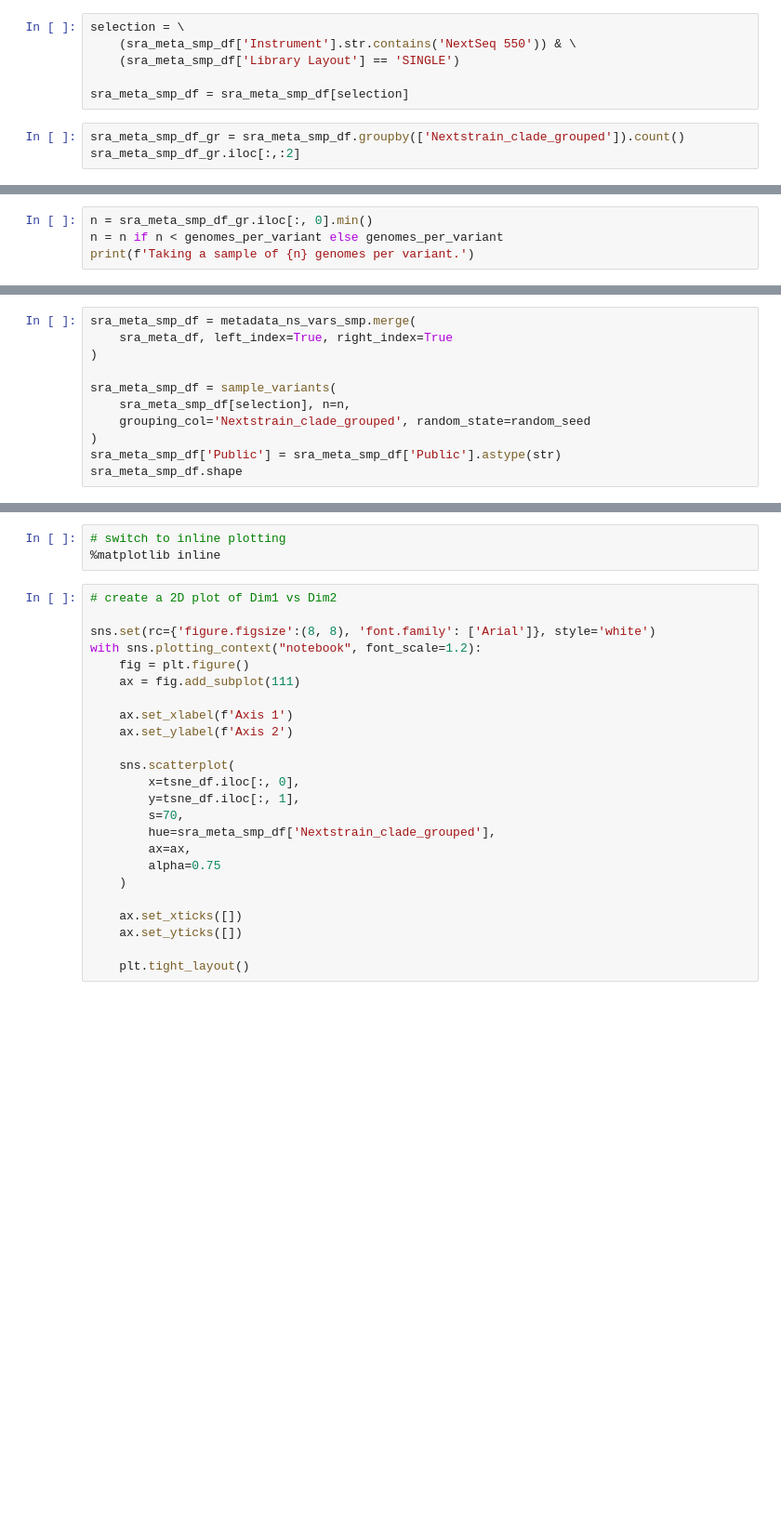
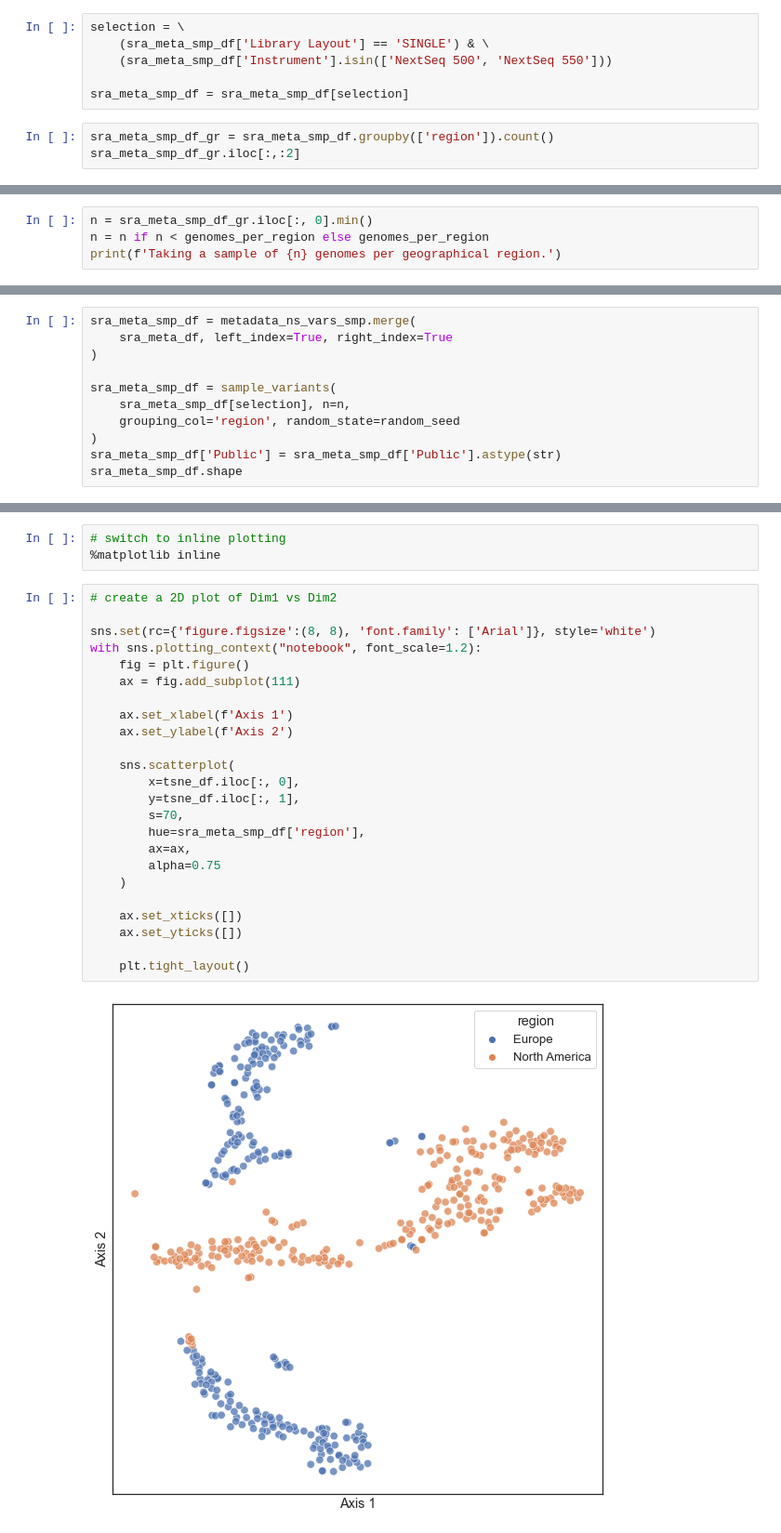
Before and after one commit to bokulich-lab/q2-fondue-examples, a Jupyter notebook: use_cases/u2-genome.ipynb, the cells around one changed output, grey strips where cells are left out. Shown: that part at 93% size. Cells and saved outputs as stored; diff of their text form; blank space fills up the shorter version.

Commit message:
revision updates
- u2 notebook updates
- included u2 visualizations

```diff
--- a/use_cases/u2-genome.ipynb
+++ b/use_cases/u2-genome.ipynb
@@ -201,9 +238,9 @@ sra_meta_smp_df.shape
 # %%
 selection = \
-    (sra_meta_smp_df['Instrument'].str.contains('NextSeq 550')) & \
-    (sra_meta_smp_df['Library Layout'] == 'SINGLE')
+    (sra_meta_smp_df['Library Layout'] == 'SINGLE') & \
+    (sra_meta_smp_df['Instrument'].isin(['NextSeq 500', 'NextSeq 550']))
 
 sra_meta_smp_df = sra_meta_smp_df[selection]
 # %%
-sra_meta_smp_df_gr = sra_meta_smp_df.groupby(['Nextstrain_clade_grouped']).count()
+sra_meta_smp_df_gr = sra_meta_smp_df.groupby(['region']).count()
 sra_meta_smp_df_gr.iloc[:,:2]
@@ -211,5 +253,5 @@ sra_meta_smp_df_gr.iloc[:,:2]
 Find the largest possible sample size.
 # %%
 n = sra_meta_smp_df_gr.iloc[:, 0].min()
-n = n if n < genomes_per_variant else genomes_per_variant
-print(f'Taking a sample of {n} genomes per variant.')
+n = n if n < genomes_per_region else genomes_per_region
+print(f'Taking a sample of {n} genomes per geographical region.')
@@ -220,7 +264,7 @@ sra_meta_smp_df = metadata_ns_vars_smp.merge(
 
 sra_meta_smp_df = sample_variants(
     sra_meta_smp_df[selection], n=n,
-    grouping_col='Nextstrain_clade_grouped', random_state=random_seed
+    grouping_col='region', random_state=random_seed
 )
 sra_meta_smp_df['Public'] = sra_meta_smp_df['Public'].astype(str)
 sra_meta_smp_df.shape
@@ -353,26 +420,28 @@ tsne_df = tsne_table.samples
 # %%
 # create a 2D plot of Dim1 vs Dim2
 
 sns.set(rc={'figure.figsize':(8, 8), 'font.family': ['Arial']}, style='white')
 with sns.plotting_context("notebook", font_scale=1.2):
     fig = plt.figure()
     ax = fig.add_subplot(111)
 
     ax.set_xlabel(f'Axis 1')
     ax.set_ylabel(f'Axis 2')
 
     sns.scatterplot(
         x=tsne_df.iloc[:, 0],
         y=tsne_df.iloc[:, 1],
         s=70,
-        hue=sra_meta_smp_df['Nextstrain_clade_grouped'],
+        hue=sra_meta_smp_df['region'],
         ax=ax,
         alpha=0.75
     )
 
     ax.set_xticks([])
     ax.set_yticks([])
 
     plt.tight_layout()
+# %% [output]
+[figure, added]
 # %%
 fig.savefig(os.path.join(data_loc, 'sars_cov_2_tsne.eps'))
```
Also changed, not shown: parts of 43 cells of this notebook, 5 other files.
